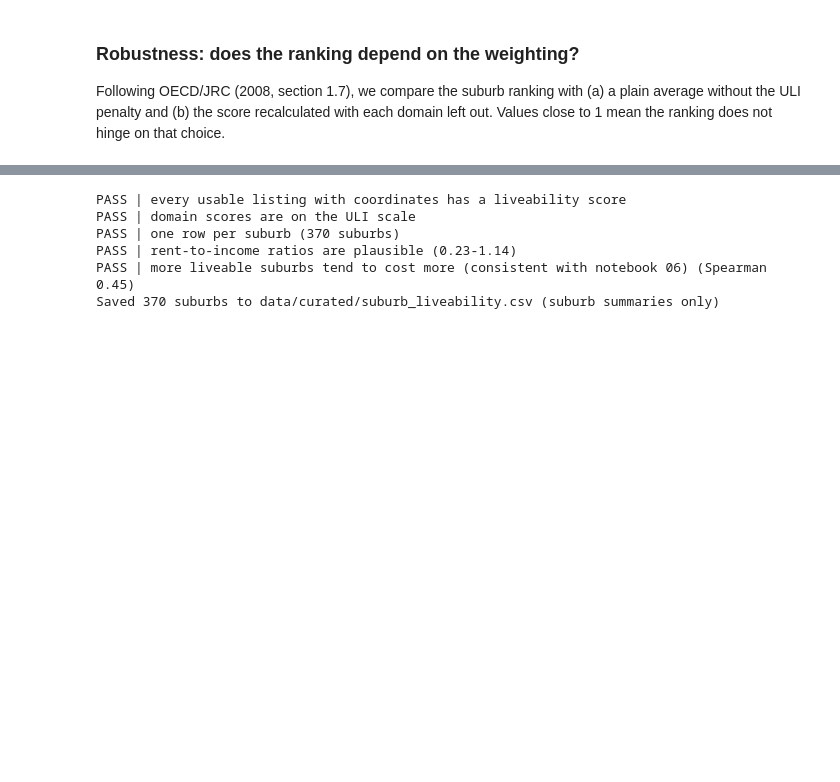
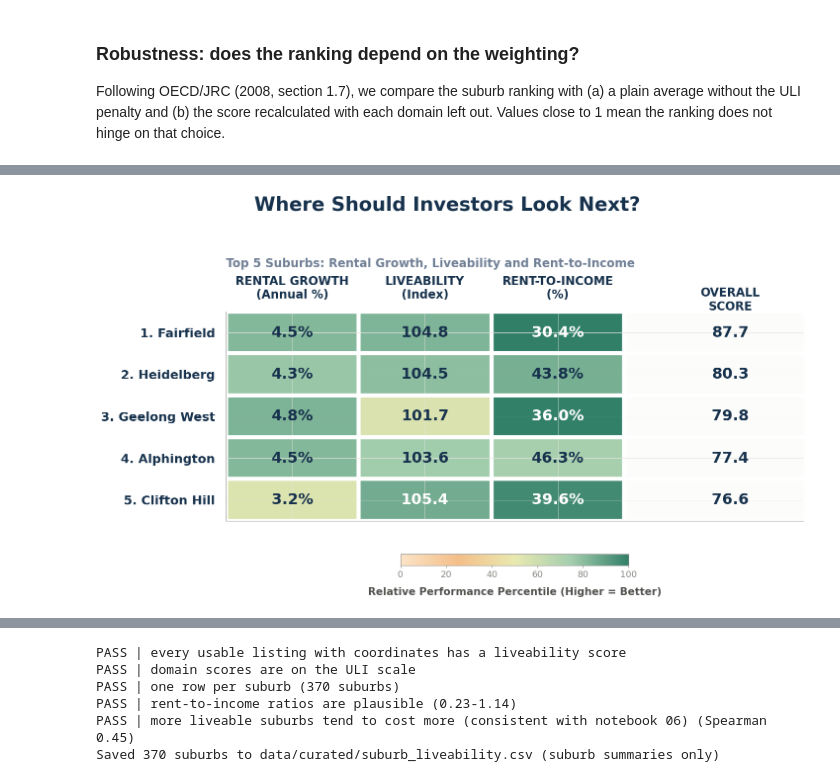
Before and after one commit to mdharmawan19/industry-project-group-55, a Jupyter notebook: notebooks/07_liveability.ipynb, the cells around one changed output, grey strips where cells are left out. Drawn from its saved outputs; the diff is of its cells as text; code cells hidden in the pictures; blank space fills up the shorter version.

Commit message:
07: input/output notes, short answer, heatmap explained as section 6, remove leftover cells

```diff
--- a/notebooks/07_liveability.ipynb
+++ b/notebooks/07_liveability.ipynb
@@ -363,0 +399,80 @@ plt.show()
+# %%
+from matplotlib.colors import LinearSegmentedColormap
+
+# percentile scores (0-100) for every forecast suburb; higher = better on each measure
+ranked = invest.copy()
+ranked["growth_score"] = ranked["growth_pa_pct"].rank(pct=True) * 100
+ranked["liveability_score"] = ranked["liveability"].rank(pct=True) * 100
+ranked["rent_to_income_score"] = ranked["rent_to_income"].rank(ascending=False, pct=True) * 100   # lower ratio = more affordable
+
+# weighted score: 40% growth, 30% liveability, 30% affordability
+ranked["investment_score"] = (0.40 * ranked["growth_score"]
+                              + 0.30 * ranked["liveability_score"]
+                              + 0.30 * ranked["rent_to_income_score"])
+
+# rank only the suburbs on the section 5 shortlist
+eligible = ranked.loc[ranked.index.isin(buy.index)].copy()
+top5 = eligible.sort_values("investment_score", ascending=False).head(5).copy()
+
+# colour = percentile score; text in each cell = the actual value
+heatmap_data = top5[["growth_score", "liveability_score", "rent_to_income_score"]].to_numpy()
+actual_values = top5[["growth_pa_pct", "liveability", "rent_to_income"]].to_numpy()
+suburb_names = [f"{i + 1}. {name}" for i, name in enumerate(top5["suburb"])]
+factor_names = ["RENTAL GROWTH\n(Annual %)", "LIVEABILITY\n(Index)", "RENT-TO-INCOME\n(%)"]
+
+cmap = LinearSegmentedColormap.from_list(
+    "investment", ["#FBE4C8", "#F4BE88", "#E9E9B0", "#A4CEAE", "#327F68"])
+
+fig, ax = plt.subplots(figsize=(16, 9), facecolor="white")
+im = ax.imshow(heatmap_data, cmap=cmap, vmin=0, vmax=100, aspect="auto")
+
+# axis labels: measures across the top, suburbs down the side
+ax.set_xticks(range(3))
+ax.set_xticklabels(factor_names, fontsize=17, fontweight="bold", color="#17324D")
+ax.set_yticks(range(len(suburb_names)))
+ax.set_yticklabels(suburb_names, fontsize=18, fontweight="bold", color="#17324D")
+ax.xaxis.tick_top()
+ax.tick_params(top=False, bottom=False, left=False, right=False, pad=12)
+
+# actual values in each cell (white text on dark cells)
+for i in range(len(top5)):
+    for j in range(3):
+        value = actual_values[i, j]
+        if pd.isna(value):
+            label = "N/A"
+        elif j == 0:
+            label = f"{value:.1f}%"
+        elif j == 1:
+            label = f"{value:.1f}"
+        else:
+            label = f"{value * 100:.1f}%"
+        score = heatmap_data[i, j]
+        ax.text(j, i, label, ha="center", va="center", fontsize=22, fontweight="bold",
+                color="white" if score >= 85 else "#17324D")
+
+# white lines between cells
+ax.set_xticks(np.arange(-0.5, 3, 1), minor=True)
+ax.set_yticks(np.arange(-0.5, len(top5), 1), minor=True)
+ax.grid(which="minor", color="white", linewidth=6)
+ax.tick_params(which="minor", length=0)
+
+# overall weighted score in an extra column on the right
+ax.set_xlim(-0.5, 3.85)
+ax.text(3.30, -0.78, "OVERALL\nSCORE", ha="center", va="center", fontsize=17, fontweight="bold", color="#17324D")
+for i, (_, row) in enumerate(top5.iterrows()):
+    ax.text(3.30, i, f'{row["investment_score"]:.1f}', ha="center", va="center",
+            fontsize=22, fontweight="bold", color="#17324D")
+
+cbar = fig.colorbar(im, ax=ax, orientation="horizontal", fraction=0.045, pad=0.13, shrink=0.7)
+cbar.set_label("Relative Performance Percentile (Higher = Better)", fontsize=15, fontweight="bold", labelpad=12)
+cbar.ax.tick_params(labelsize=13)
+
+fig.suptitle("Where Should Investors Look Next?", fontsize=28, fontweight="bold", color="#17324D", y=0.99)
+ax.set_title("Top 5 Suburbs: Rental Growth, Liveability and Rent-to-Income", fontsize=17, color="#718096", pad=65)
+fig.subplots_adjust(left=0.22, right=0.95, top=0.73, bottom=0.16)
+fig.savefig(config.PLOTS / "investment_heatmap_rent_to_income.png", dpi=300, bbox_inches="tight", facecolor="white")
+plt.show()
+
+top5[["suburb", "growth_pa_pct", "liveability", "rent_to_income", "investment_score"]].round(3)
+# %% [output]
+[figure]
```
Also changed, not shown: parts of 20 cells of this notebook.
